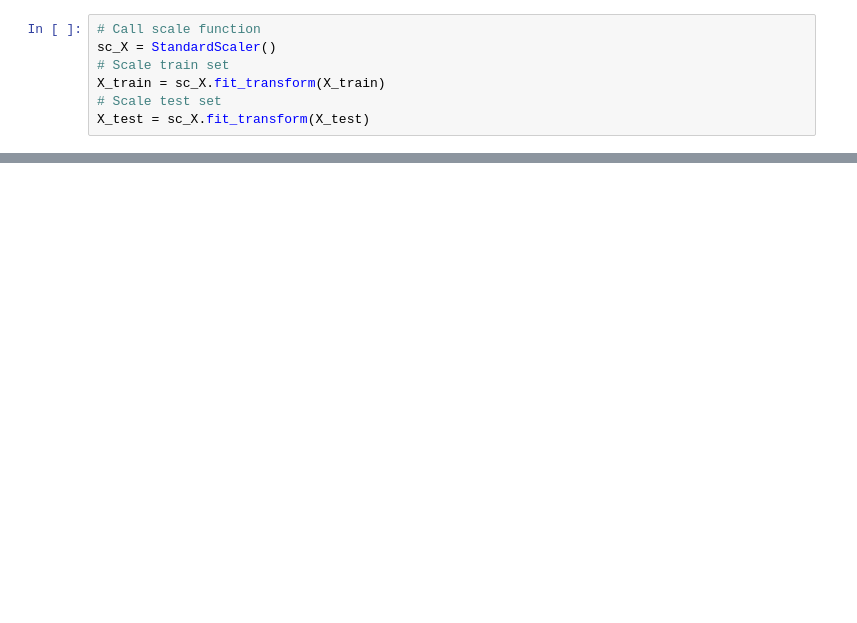
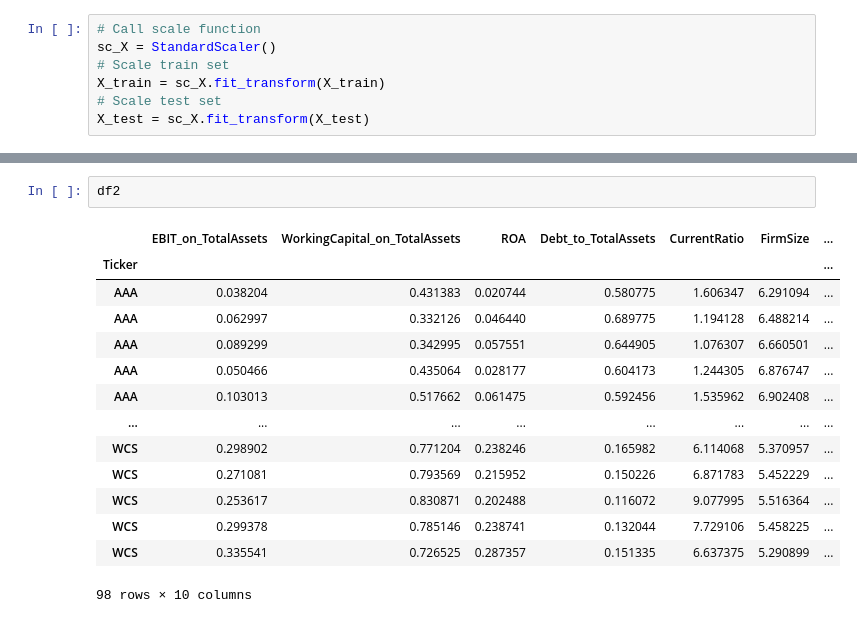
Before and after one commit to BrianNguyen2001/Detecting-Vietnamese-enterprise-finance-distress, a Jupyter notebook: Financial Distress.ipynb, the cells around one changed output, grey strips where cells are left out. Drawn from its saved outputs; the diff is of its cells as text; blank space fills up the shorter version.

```diff
--- a/Financial Distress.ipynb
+++ b/Financial Distress.ipynb
@@ -297,0 +358,17 @@ shap_indiv_plot(9)
+# %%
+df2
+# %% [output]
+|  | EBIT_on_TotalAssets | WorkingCapital_on_TotalAssets | ROA | Debt_to_TotalAssets | CurrentRatio | FirmSize | ... |
+| Ticker |  |  |  |  |  |  | ... |
+| AAA | 0.038204 | 0.431383 | 0.020744 | 0.580775 | 1.606347 | 6.291094 | ... |
+| AAA | 0.062997 | 0.332126 | 0.046440 | 0.689775 | 1.194128 | 6.488214 | ... |
+| AAA | 0.089299 | 0.342995 | 0.057551 | 0.644905 | 1.076307 | 6.660501 | ... |
+| AAA | 0.050466 | 0.435064 | 0.028177 | 0.604173 | 1.244305 | 6.876747 | ... |
+| AAA | 0.103013 | 0.517662 | 0.061475 | 0.592456 | 1.535962 | 6.902408 | ... |
+| ... | ... | ... | ... | ... | ... | ... | ... |
+| WCS | 0.298902 | 0.771204 | 0.238246 | 0.165982 | 6.114068 | 5.370957 | ... |
+| WCS | 0.271081 | 0.793569 | 0.215952 | 0.150226 | 6.871783 | 5.452229 | ... |
+| WCS | 0.253617 | 0.830871 | 0.202488 | 0.116072 | 9.077995 | 5.516364 | ... |
+| WCS | 0.299378 | 0.785146 | 0.238741 | 0.132044 | 7.729106 | 5.458225 | ... |
+| WCS | 0.335541 | 0.726525 | 0.287357 | 0.151335 | 6.637375 | 5.290899 | ... |
+98 rows × 10 columns
```
Also changed, not shown: parts of 23 cells of this notebook.
